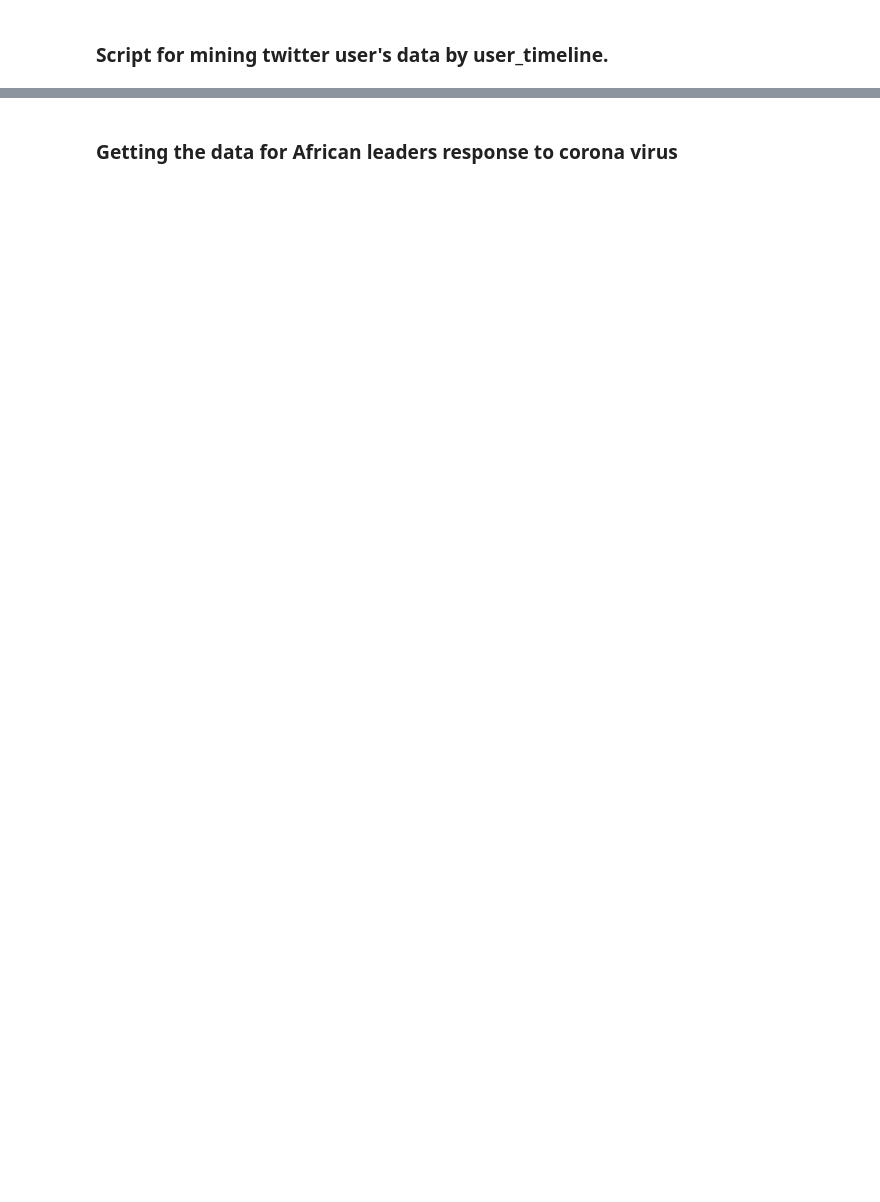
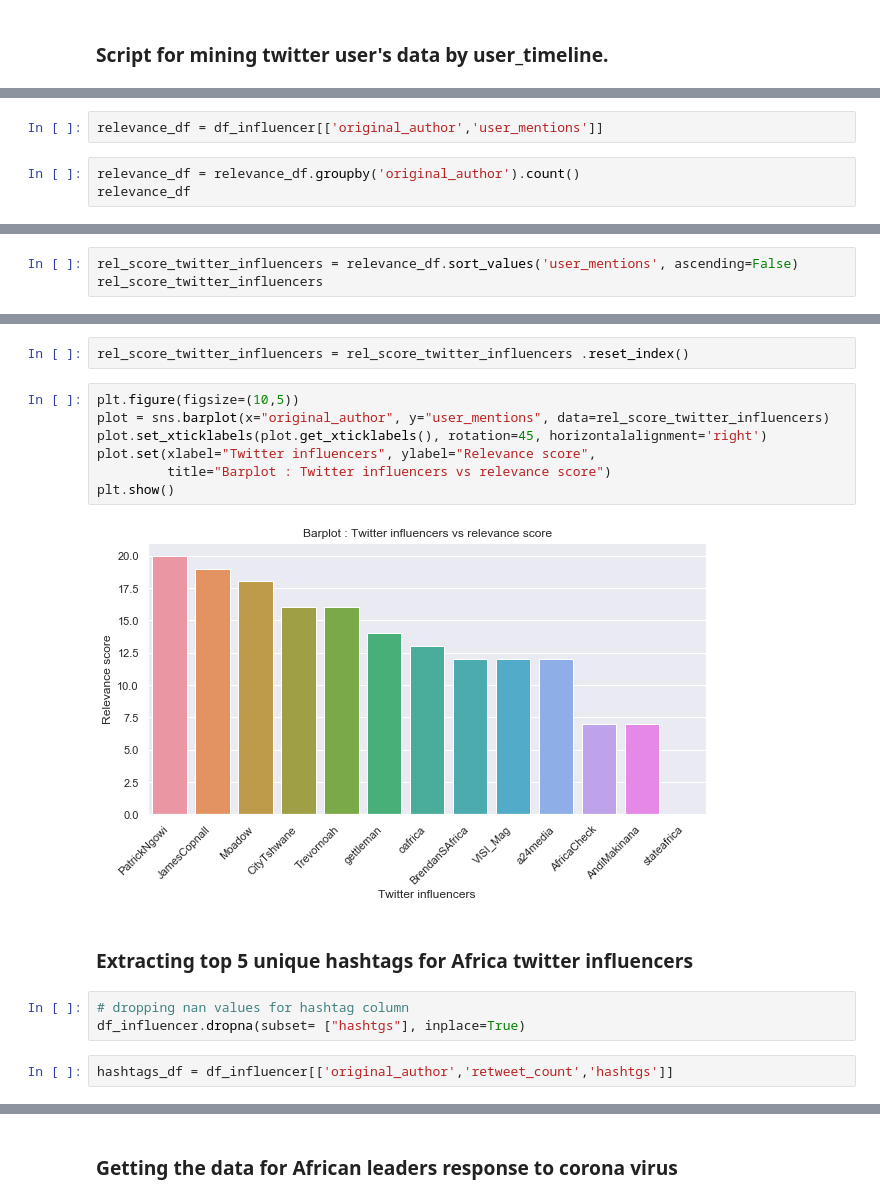
Before and after one commit to BrianOdhiambo/10Academy-Week1, a Jupyter notebook: scrapping_starter.ipynb, the cells around one changed output, grey strips where cells are left out. Cells and saved outputs as stored; diff of their text form; blank space fills up the shorter version.

```diff
--- a/scrapping_starter.ipynb
+++ b/scrapping_starter.ipynb
@@ -483,0 +555,5 @@ Name: comments, Length: 1222, dtype: float64
+# %%
+relevance_df = df_influencer[['original_author','user_mentions']]
+# %%
+relevance_df = relevance_df.groupby('original_author').count()
+relevance_df
@@ -483,0 +576,3 @@ Name: comments, Length: 1222, dtype: float64
+# %%
+rel_score_twitter_influencers = relevance_df.sort_values('user_mentions', ascending=False)
+rel_score_twitter_influencers
@@ -483,0 +595,18 @@ Name: comments, Length: 1222, dtype: float64
+# %%
+rel_score_twitter_influencers = rel_score_twitter_influencers .reset_index()
+# %%
+plt.figure(figsize=(10,5))
+plot = sns.barplot(x="original_author", y="user_mentions", data=rel_score_twitter_influencers)
+plot.set_xticklabels(plot.get_xticklabels(), rotation=45, horizontalalignment='right')
+plot.set(xlabel="Twitter influencers", ylabel="Relevance score",
+         title="Barplot : Twitter influencers vs relevance score")
+plt.show()
+# %% [output]
+[figure, added]
+# %% [markdown]
+### Extracting top 5 unique hashtags for Africa twitter influencers
+# %%
+# dropping nan values for hashtag column
+df_influencer.dropna(subset= ["hashtgs"], inplace=True)
+# %%
+hashtags_df = df_influencer[['original_author','retweet_count','hashtgs']]
```
Also changed, not shown: parts of 109 cells of this notebook.
